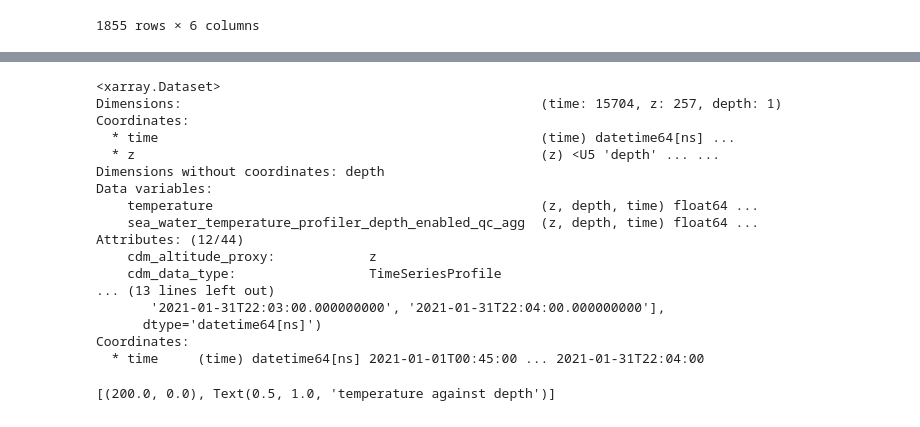
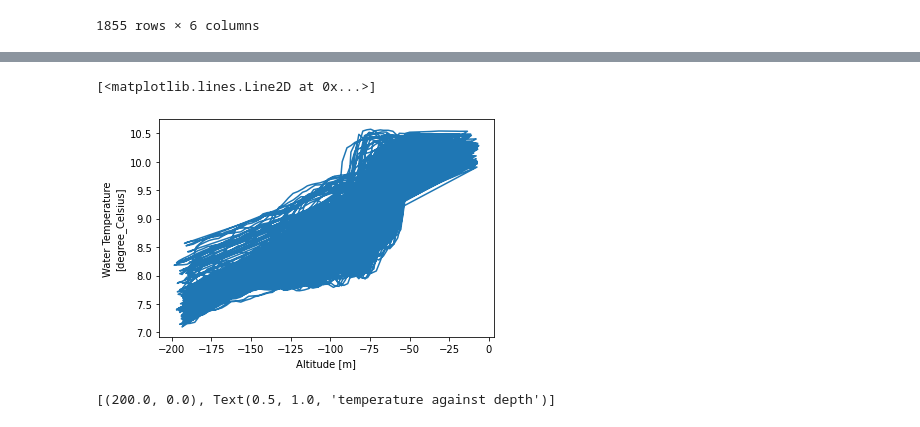
Before and after one commit to robfatland/oceanprior, a Jupyter notebook: Ocean 01 E Generate Small Datasets.ipynb, the cells around one changed output, grey strips where cells are left out. Cells and saved outputs as stored; diff of their text form; code cells hidden in the pictures.

```diff
--- a/Ocean 01 E Generate Small Datasets.ipynb
+++ b/Ocean 01 E Generate Small Datasets.ipynb
@@ -249,31 +239,7 @@ Attributes: (12/44)
-# %%
-for i in range(1, 4):
-    ascent_start = dt64(df_axb_jan['ascent_start'][i])
-    ascent_end   = dt64(df_axb_jan['ascent_end'][i])
-    ds_p         = ds.sel(time=slice(ascent_start, ascent_end))   # quick view: ds_p.temperature.plot()
-    ds_p         = ds_p.expand_dims('depth')
-    ds_p         = ds_p.set_coords('z')
-    ds_p         = ds_p.assign_coords({'z':'depth'})
-    ds_accum     = xr.concat([ds_accum, ds_p], dim='z')
-
-
-print(ds_accum, ds_accum['time'])
-# %% [output]
-<xarray.Dataset>
-Dimensions:                                              (time: 15704, z: 257, depth: 1)
-Coordinates:
-  * time                                                 (time) datetime64[ns] ...
-  * z                                                    (z) <U5 'depth' ... ...
-Dimensions without coordinates: depth
-Data variables:
-    temperature                                          (z, depth, time) float64 ...
-    sea_water_temperature_profiler_depth_enabled_qc_agg  (z, depth, time) float64 ...
-Attributes: (12/44)
-    cdm_altitude_proxy:            z
-    cdm_data_type:                 TimeSeriesProfile
-... (13 lines left out)
-       '2021-01-31T22:03:00.000000000', '2021-01-31T22:04:00.000000000'],
-      dtype='datetime64[ns]')
-Coordinates:
-  * time     (time) datetime64[ns] 2021-01-01T00:45:00 ... 2021-01-31T22:04:00
+# %%
+ds_z = ds_concat.swap_dims({'time':'z'})
+ds_z.temperature.plot()
+# %% [output]
+[<matplotlib.lines.Line2D at 0x...>]
+[figure, added]
 # %%
```
Also changed, not shown: parts of 15 cells of this notebook, 2 other files.
